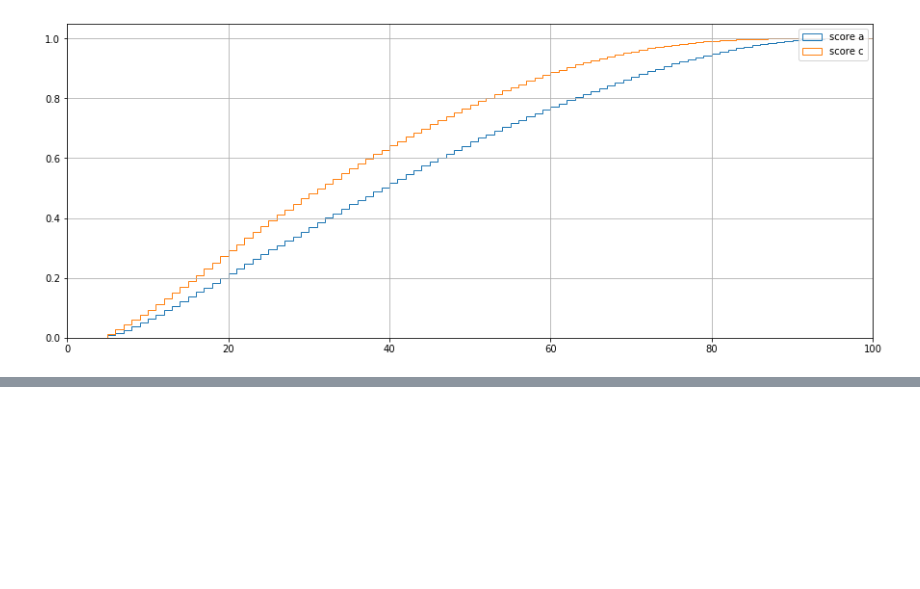
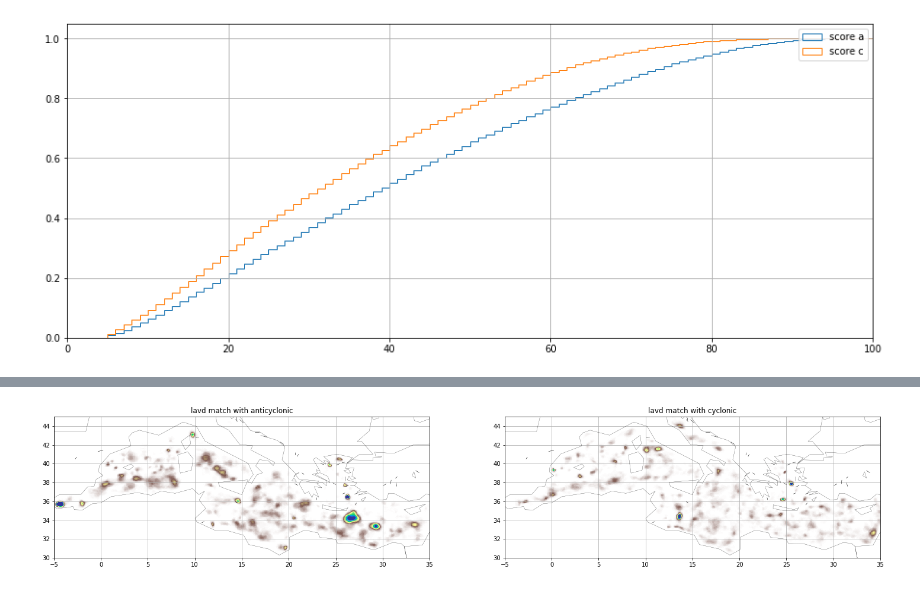
Before and after one commit to py-eddy/med_datasets, a Jupyter notebook: compare.ipynb, the cells around one changed output, grey strips where cells are left out. Cells and saved outputs as stored; diff of their text form; code cells hidden in the pictures; blank space fills up the shorter version.

```diff
--- a/compare.ipynb
+++ b/compare.ipynb
@@ -117,19 +118,12 @@ kw_match = dict(cmin=.01, minimal_area=True)
 kw_match = dict(cmin=.05)
 # %%
 %%time
-all_s, all_s_mean, nb, t = list(), list(), list(), list()
+i_a, i_a_lavd, s_a = list(), list(), list()
 a_eddies_ = a_eddies.copy()
 a_eddies_.contour_lon_e[:] = a_eddies_.contour_lon_s[:]
 a_eddies_.contour_lat_e[:] = a_eddies_.contour_lat_s[:]
 for i_self, i_other, b0, b1 in a_eddies_.align_on(lavd_eddies):
-    i_a_eddies, i_lavd_eddies, s = a_eddies_.match(lavd_eddies, i_self, i_other, **kw_match)
-    all_s.append(s * 100)
-    all_s_mean.append(s.mean() * 100)
-    nb.append(s.size)
-    t.append(b0)
-all_s_a = np.concatenate(all_s)
-all_s_a_mean = np.array(all_s_mean)
-t = np.array(t)
-nb_a = np.array(nb)
-print(all_s_a.size)
+    i_a_, i_a_lavd_, s = a_eddies_.match(lavd_eddies, i_self, i_other, **kw_match)
+    i_a.append(i_a_ + i_self.start), i_a_lavd.append(i_a_lavd_  + i_other.start), s_a.append(s)
+i_a, i_a_lavd, s_a = np.concatenate(i_a), np.concatenate(i_a_lavd), np.concatenate(s_a) * 100
 # %% [output]
@@ -139,16 +132,11 @@ Wall time: 3.11 s
 # %%
 %%time
-all_s, all_s_mean, nb = list(), list(), list()
+i_c, i_c_lavd, s_c = list(), list(), list()
 c_eddies_ = c_eddies.copy()
 c_eddies_.contour_lon_e[:] = c_eddies_.contour_lon_s[:]
 c_eddies_.contour_lat_e[:] = c_eddies_.contour_lat_s[:]
 for i_self, i_other, b0, b1 in c_eddies_.align_on(lavd_eddies):
-    i_c_eddies, i_lavd_eddies, s = c_eddies_.match(lavd_eddies, i_self, i_other, **kw_match)
-    all_s.append(s * 100)
-    all_s_mean.append(s.mean() * 100)
-    nb.append(s.size)
-all_s_c = np.concatenate(all_s)
-all_s_c_mean = np.array(all_s_mean)
-nb_c = np.array(nb)
-print(all_s_c.size)
+    i_c_, i_c_lavd_, s = c_eddies_.match(lavd_eddies, i_self, i_other, **kw_match)
+    i_c.append(i_c_ + i_self.start), i_c_lavd.append(i_c_lavd_ + i_other.start), s_c.append(s)
+i_c, i_c_lavd, s_c = np.concatenate(i_c), np.concatenate(i_c_lavd), np.concatenate(s_c) * 100
 # %% [output]
@@ -190,0 +195,10 @@ _ = ax.set_ylim(0,80), ax.set_xlim(t_.min(), t_.max())
+# %%
+%%time
+fig = plt.figure(figsize=(25,6))
+ax = fig.add_subplot(121, projection='plat_carre')
+ax.set_xlim(-5,35), ax.set_ylim(30,45), ax.grid(), ax.set_title('lavd match with anticyclonic')
+m = lavd_eddies.grid_count(filter=i_a_lavd, **kw_grid).display(ax, **kw_display)
+ax = fig.add_subplot(122, projection='plat_carre')
+ax.set_xlim(-5,35), ax.set_ylim(30,45), ax.grid(), ax.set_title('lavd match with cyclonic')
+m = lavd_eddies.grid_count(filter=i_c_lavd, **kw_grid).display(ax, **kw_display)
+# %% [output]
@@ -190,0 +207 @@ _ = ax.set_ylim(0,80), ax.set_xlim(t_.min(), t_.max())
+[figure, added]
```
Also changed, not shown: parts of 15 cells of this notebook.
